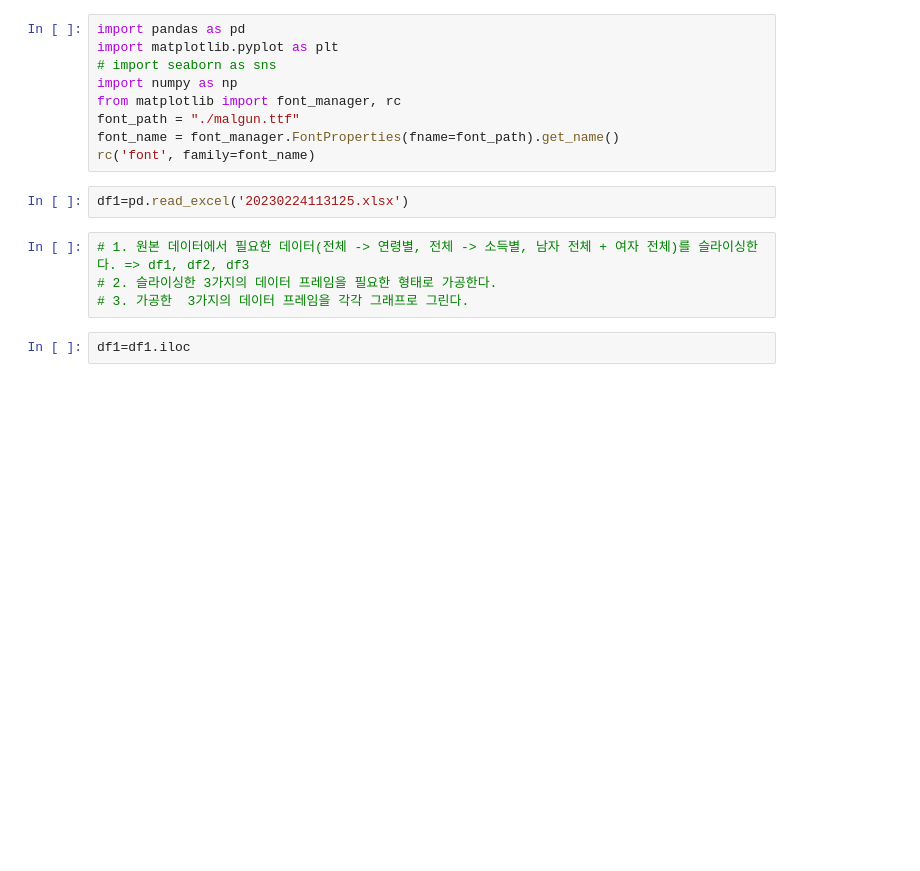
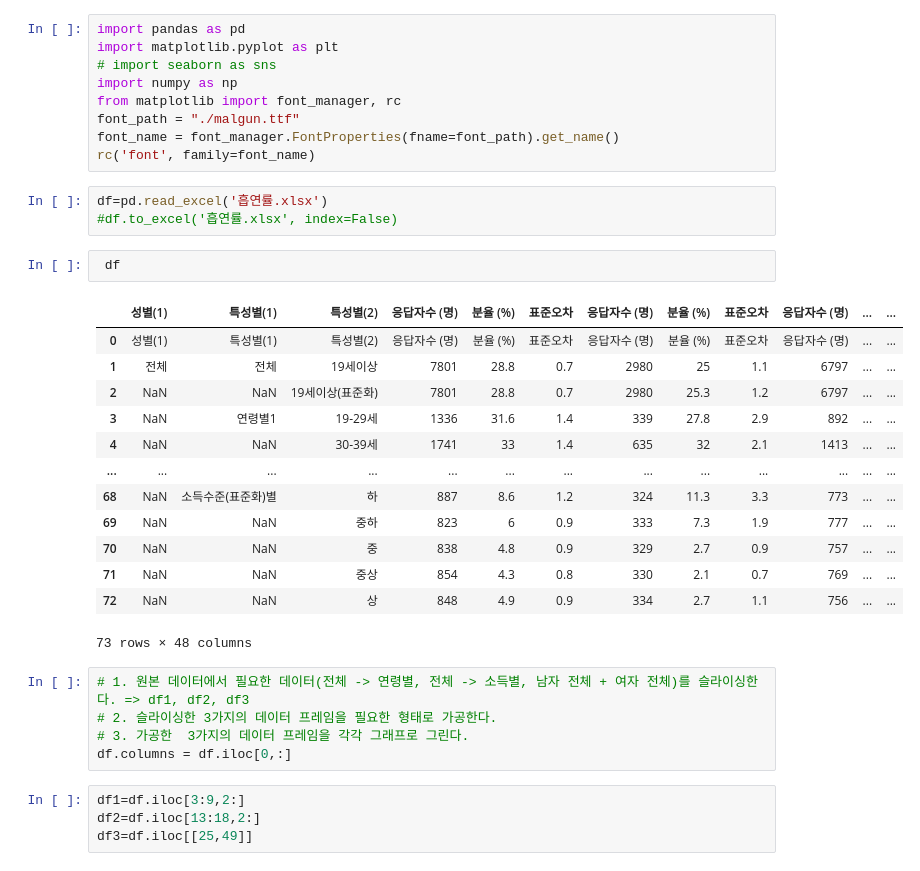
Before and after one commit to kim-myoungwoo/python_project, a Jupyter notebook: semi_project3.ipynb, the cells around one changed output. Saved outputs shown, nothing was run; the diff lists cells and outputs as text; blank space fills up the shorter version.

```diff
--- a/semi_project3.ipynb
+++ b/semi_project3.ipynb
@@ -7,11 +7,31 @@ from matplotlib import font_manager, rc
 font_path = "./malgun.ttf"
 font_name = font_manager.FontProperties(fname=font_path).get_name()
 rc('font', family=font_name)
+# %%
+df=pd.read_excel('흡연률.xlsx')
+#df.to_excel('흡연률.xlsx', index=False)
 # %%
-df1=pd.read_excel('20230224113125.xlsx')
+ df
+# %% [output]
+|  | 성별(1) | 특성별(1) | 특성별(2) | 응답자수 (명) | 분율 (%) | 표준오차 | 응답자수 (명) | 분율 (%) | 표준오차 | 응답자수 (명) | ... | ... |
+| 0 | 성별(1) | 특성별(1) | 특성별(2) | 응답자수 (명) | 분율 (%) | 표준오차 | 응답자수 (명) | 분율 (%) | 표준오차 | 응답자수 (명) | ... | ... |
+| 1 | 전체 | 전체 | 19세이상 | 7801 | 28.8 | 0.7 | 2980 | 25 | 1.1 | 6797 | ... | ... |
+| 2 | NaN | NaN | 19세이상(표준화) | 7801 | 28.8 | 0.7 | 2980 | 25.3 | 1.2 | 6797 | ... | ... |
+| 3 | NaN | 연령별1 | 19-29세 | 1336 | 31.6 | 1.4 | 339 | 27.8 | 2.9 | 892 | ... | ... |
+| 4 | NaN | NaN | 30-39세 | 1741 | 33 | 1.4 | 635 | 32 | 2.1 | 1413 | ... | ... |
+| ... | ... | ... | ... | ... | ... | ... | ... | ... | ... | ... | ... | ... |
+| 68 | NaN | 소득수준(표준화)별 | 하 | 887 | 8.6 | 1.2 | 324 | 11.3 | 3.3 | 773 | ... | ... |
+| 69 | NaN | NaN | 중하 | 823 | 6 | 0.9 | 333 | 7.3 | 1.9 | 777 | ... | ... |
+| 70 | NaN | NaN | 중 | 838 | 4.8 | 0.9 | 329 | 2.7 | 0.9 | 757 | ... | ... |
+| 71 | NaN | NaN | 중상 | 854 | 4.3 | 0.8 | 330 | 2.1 | 0.7 | 769 | ... | ... |
+| 72 | NaN | NaN | 상 | 848 | 4.9 | 0.9 | 334 | 2.7 | 1.1 | 756 | ... | ... |
+73 rows × 48 columns
 # %%
 # 1. 원본 데이터에서 필요한 데이터(전체 -> 연령별, 전체 -> 소득별, 남자 전체 + 여자 전체)를 슬라이싱한다. => df1, df2, df3
 # 2. 슬라이싱한 3가지의 데이터 프레임을 필요한 형태로 가공한다.
 # 3. 가공한  3가지의 데이터 프레임을 각각 그래프로 그린다.
+df.columns = df.iloc[0,:]
 # %%
-df1=df1.iloc
+df1=df.iloc[3:9,2:]
+df2=df.iloc[13:18,2:]
+df3=df.iloc[[25,49]]
```
Also changed, not shown: parts of 21 cells of this notebook, 3 other files.
